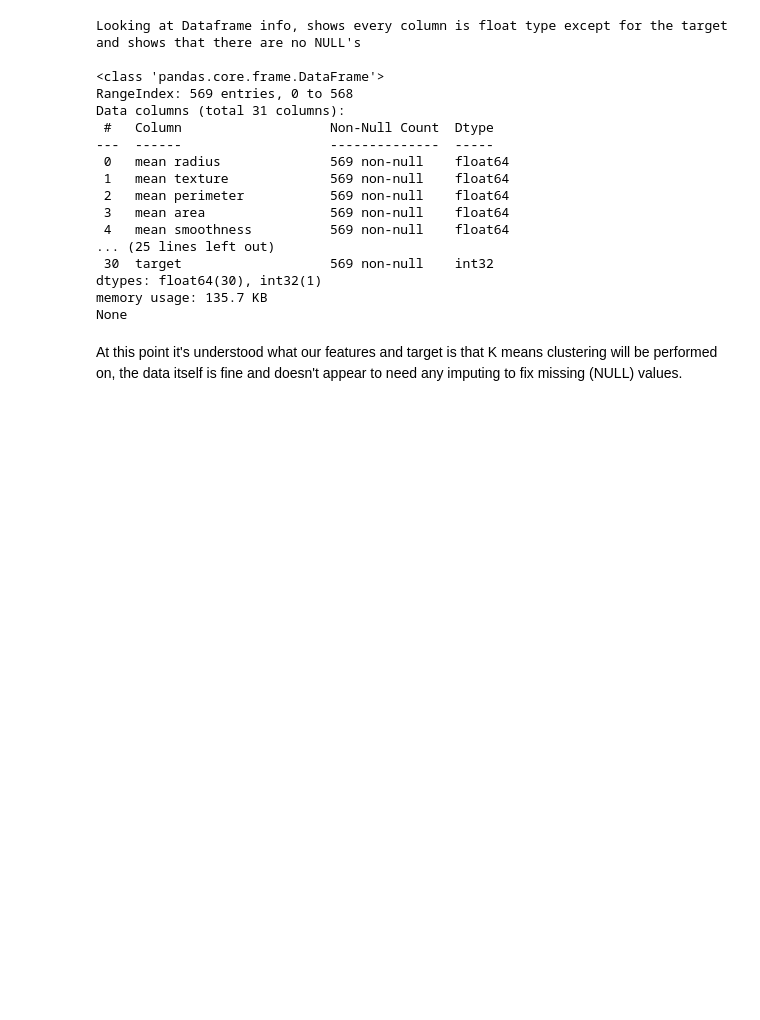
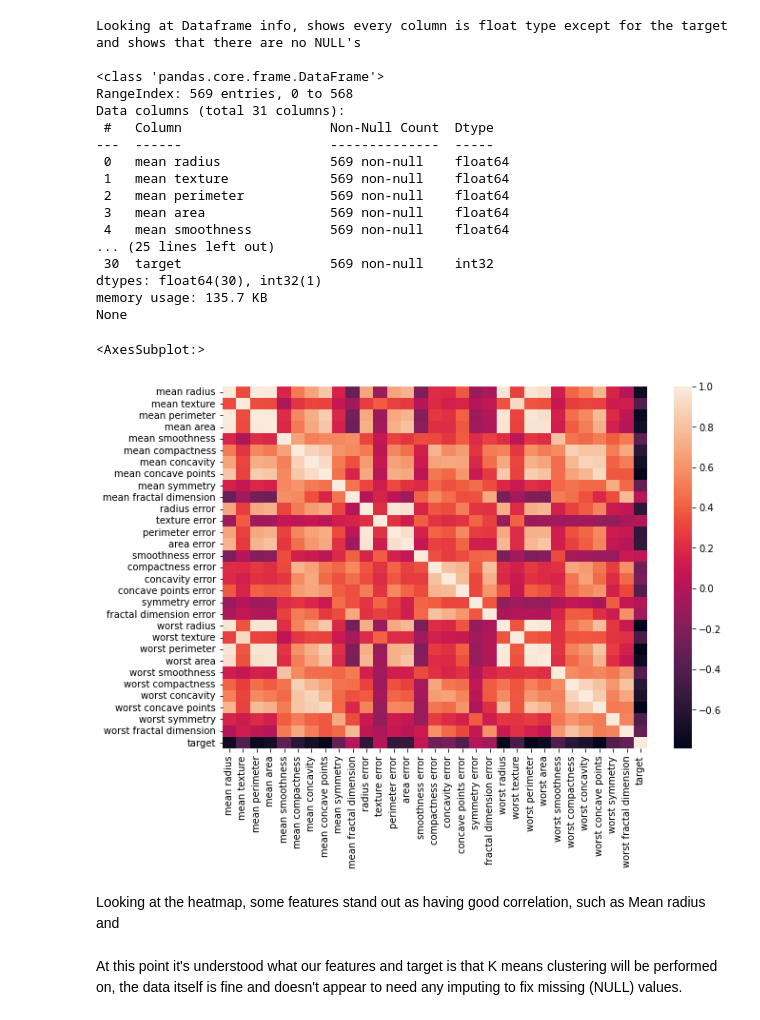
Before and after one commit to itskeithstudent/Machine-Learning-and-Statistics-Assessment, a Jupyter notebook: scikit-learn.ipynb, the cells around one changed output. Drawn from its saved outputs; the diff is of its cells as text; code cells hidden in the pictures; blank space fills up the shorter version.

```diff
--- a/scikit-learn.ipynb
+++ b/scikit-learn.ipynb
@@ -496,5 +510,13 @@ Data columns (total 31 columns):
 dtypes: float64(30), int32(1)
 memory usage: 135.7 KB
 None
+# %%
+plt.figure(figsize=(10,7)) #set figure size
+sns.heatmap(breast_cancer_df.corr()) #plot correlation heatmap for dataframe
+# %% [output]
+<AxesSubplot:>
+[figure, added]
+# %% [markdown]
+Looking at the heatmap, some features stand out as having good correlation, such as Mean radius and
 # %% [markdown]
 At this point it's understood what our features and target is that K means clustering will be performed on, the data itself is fine and doesn't appear to need any imputing to fix missing (NULL) values.
```
Also changed, not shown: parts of 6 cells of this notebook.
